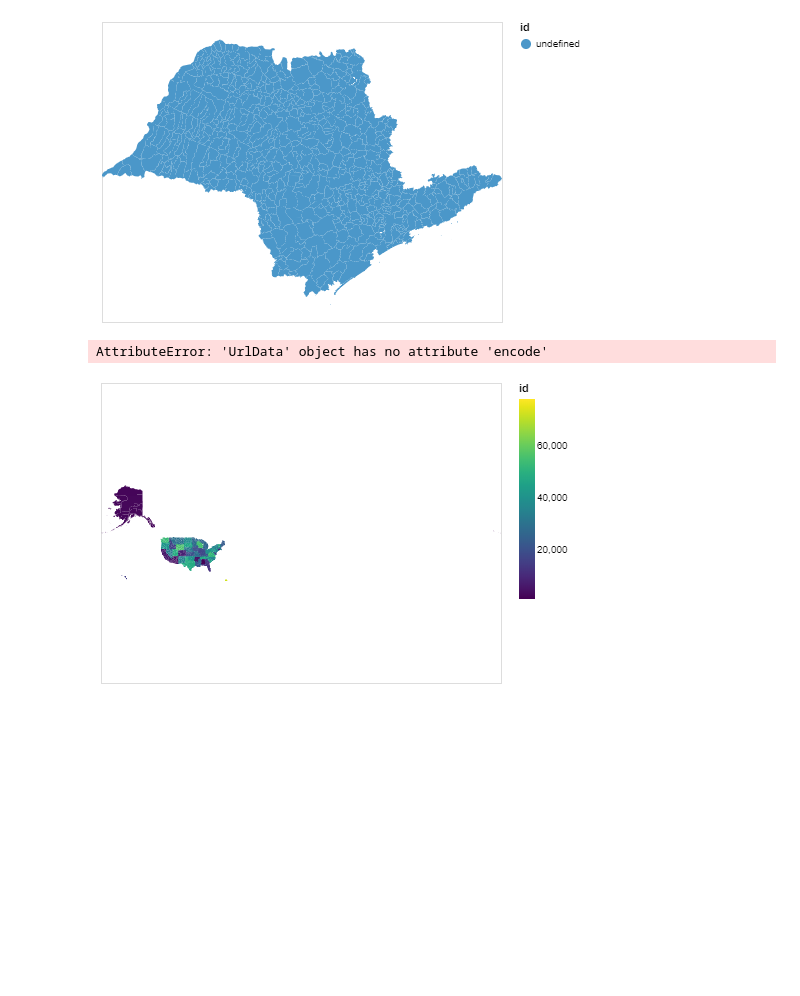
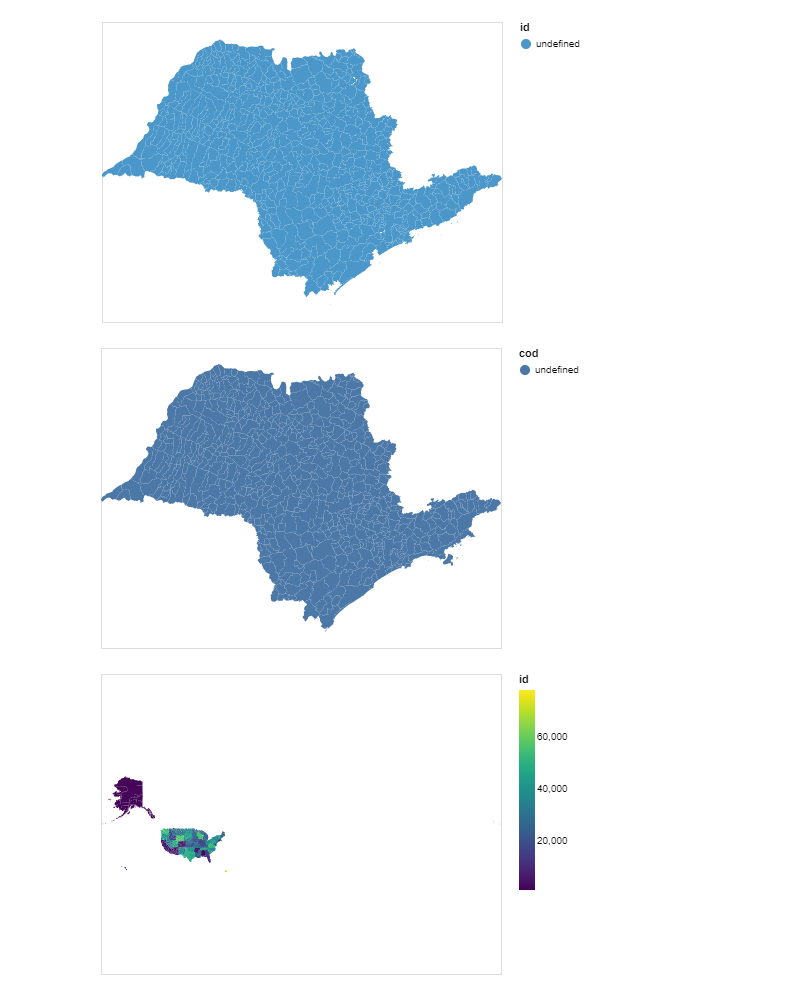
Before and after one commit to GiovaniValdrighi/DataScience_IC, a Jupyter notebook: MapPlot.ipynb, the cells around one changed output. Cells and saved outputs as stored; diff of their text form; code cells hidden in the pictures; blank space fills up the shorter version.

```diff
--- a/MapPlot.ipynb
+++ b/MapPlot.ipynb
@@ -9,10 +9,11 @@ alt.Chart(sp).mark_geoshape().encode(
 # %% [output]
 [figure]
 # %%
-sp1 = alt.topo_feature('tpjson.json','35')
-alt.Chart(sp1)
+sp1 = alt.topo_feature('https://raw.githubusercontent.com/GiovaniValdrighi/DataScience_IC/master/tpjson.json','35')
+alt.Chart(sp1).mark_geoshape().encode(
+color = 'cod:N')
 # %% [output]
-AttributeError: 'UrlData' object has no attribute 'encode'
+[figure, added]
 # %%
 alt.Chart(counties).mark_geoshape().encode(
     color = 'id:Q'
```
Also changed, not shown: 1 other file.
